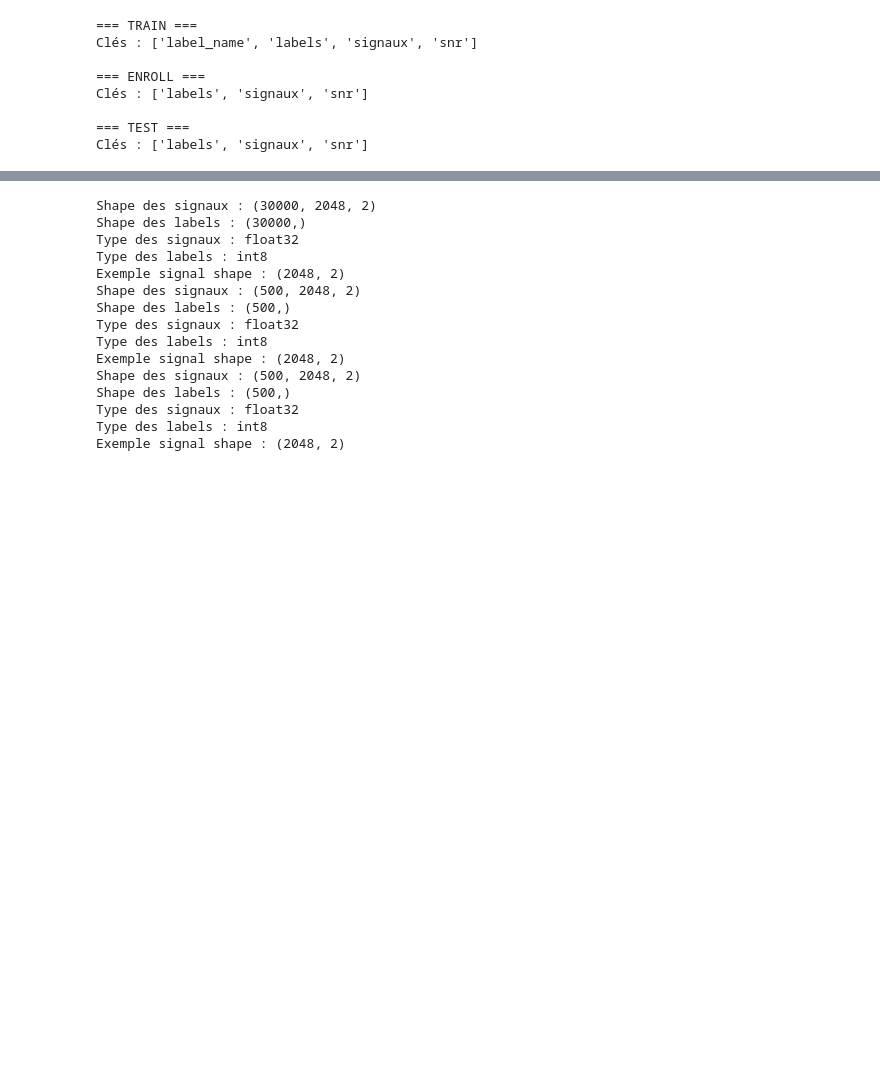
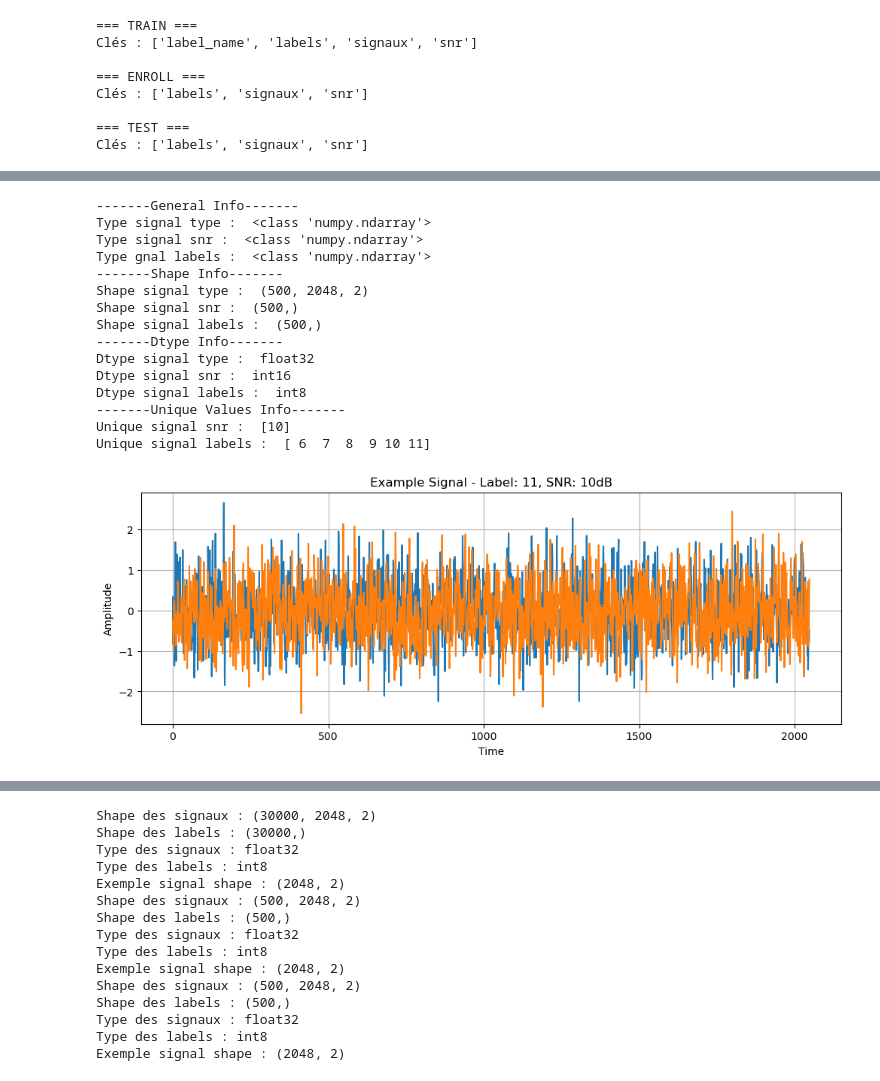
Before and after one commit to luckyman94/Few-Shot-Learning-for-signal-classification, a Jupyter notebook: notebook.ipynb, the cells around one changed output, grey strips where cells are left out. Saved outputs shown, nothing was run; the diff lists cells and outputs as text; code cells hidden in the pictures; blank space fills up the shorter version.

```diff
--- a/notebook.ipynb
+++ b/notebook.ipynb
@@ -31,0 +159,19 @@ Clés : ['labels', 'signaux', 'snr']
+# %%
+explore_data(TEST_PATH)
+# %% [output]
+-------General Info-------
+Type signal type :  <class 'numpy.ndarray'>
+Type signal snr :  <class 'numpy.ndarray'>
+Type gnal labels :  <class 'numpy.ndarray'>
+-------Shape Info-------
+Shape signal type :  (500, 2048, 2)
+Shape signal snr :  (500,)
+Shape signal labels :  (500,)
+-------Dtype Info-------
+Dtype signal type :  float32
+Dtype signal snr :  int16
+Dtype signal labels :  int8
+-------Unique Values Info-------
+Unique signal snr :  [10]
+Unique signal labels :  [ 6  7  8  9 10 11]
+[figure, added]
```
Also changed, not shown: parts of 18 cells of this notebook.
